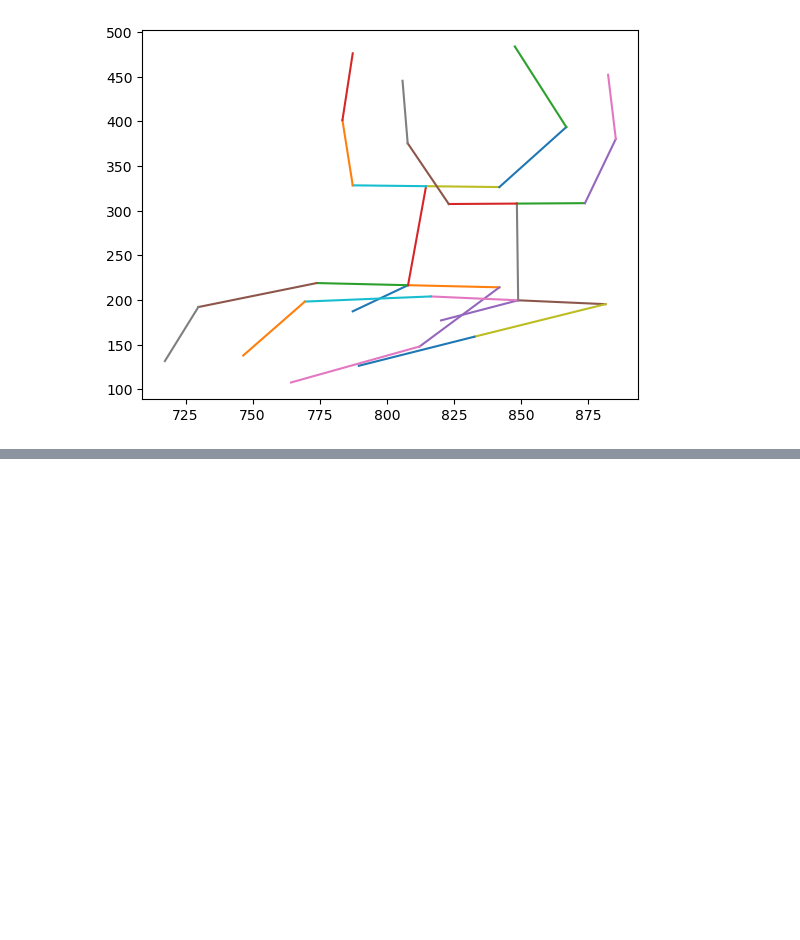
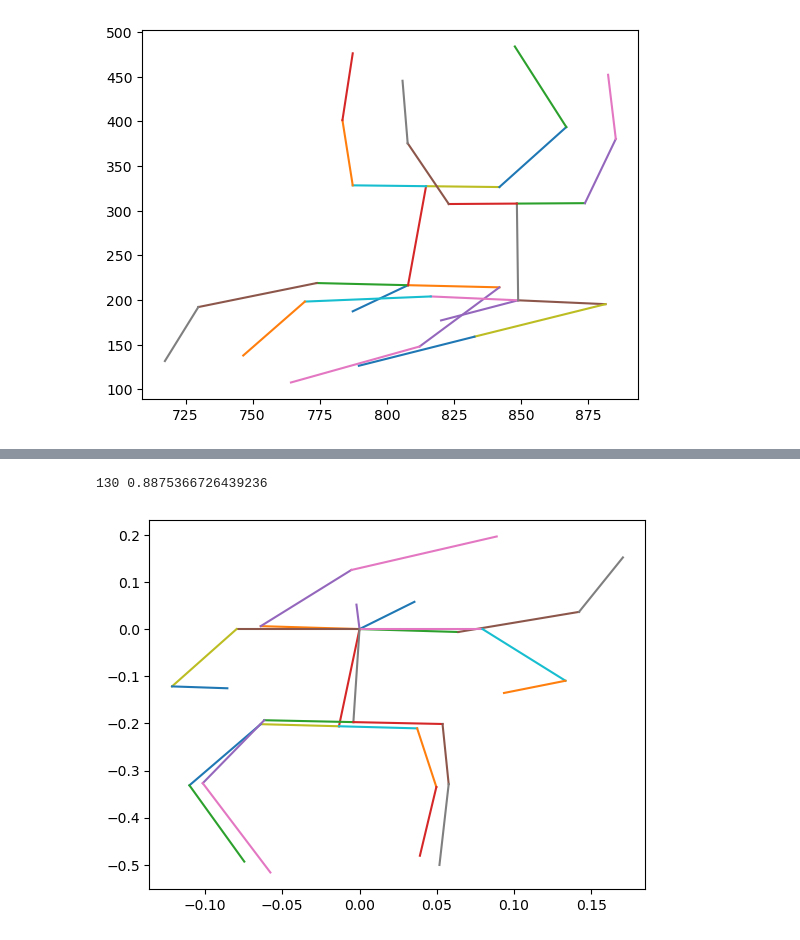
Before and after one commit to fravian99/Deteccion-de-ejercicios-en-videos-de-rehabilitacion, a Jupyter notebook: src/pruebas/notebooks/pruebas_datos.ipynb, the cells around one changed output, grey strips where cells are left out. Cells and saved outputs as stored; diff of their text form; code cells hidden in the pictures; blank space fills up the shorter version.

```diff
--- a/src/pruebas/notebooks/pruebas_datos.ipynb
+++ b/src/pruebas/notebooks/pruebas_datos.ipynb
@@ -520,3 +577,37 @@ See the caveats in the documentation: https://pandas.pydata.org/pandas-docs/stab
+# %%
+max = 0
+cont = 0
+cont2 = 0
+normalized1 = []
+normalized2 = []
+for i in range(0, 200, 10):
+    #print("i = ", i)
+    for j in range(0,20,2):
+        #print("j = ", j, end=" ")
+        temp, normalized1, normalized2 = comparation(my_csv1, my_csv2, i, j)
+        if temp > max:
+            max = temp
+            cont = i
+            cont2 = j
+    #print()
+
+#print()
+my_csv1_copy = my_csv1.copy()
+my_csv2_copy = my_csv2.copy()
+
+set_positions_from_df(my_csv1_copy, cont, normalized1)
+set_positions_from_df(my_csv2_copy, cont2, normalized2)
+
+print(cont, max)
+
+skeleton_normalized_1 = get_skeleton(my_csv1_copy, cont)
+skeleton_normalized_2 = get_skeleton(my_csv2_copy, cont2)
+
+plot_skeleton(skeleton_normalized_1)
+plot_skeleton(skeleton_normalized_2)
+# %% [output]
+130 0.8875366726439236
+[figure, added]
 # %%
 class Skeleton:
     def __init__(self, df, frame = 0):
```
Also changed, not shown: parts of 10 cells of this notebook.
